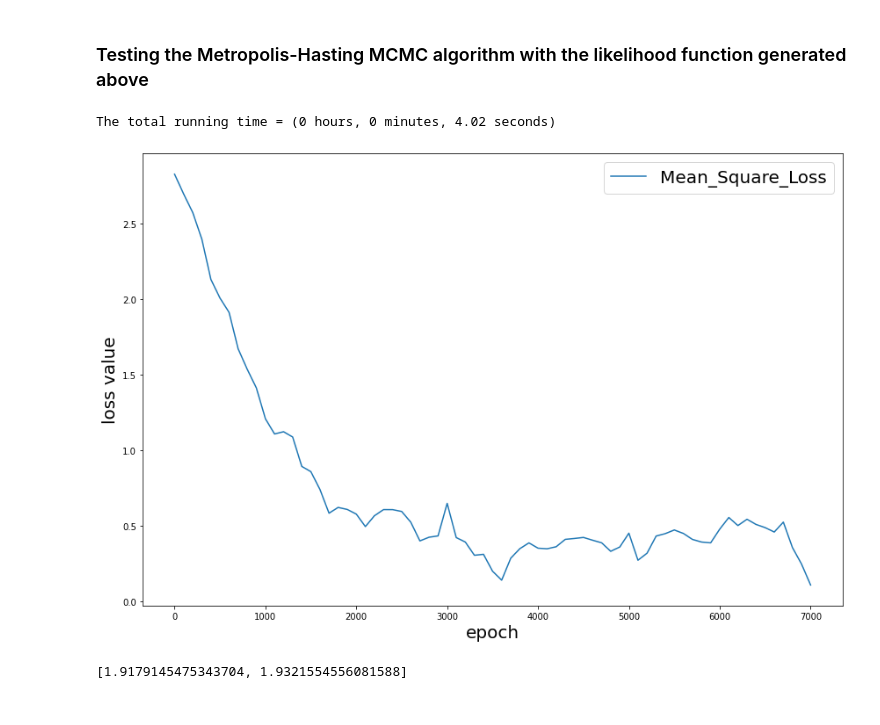
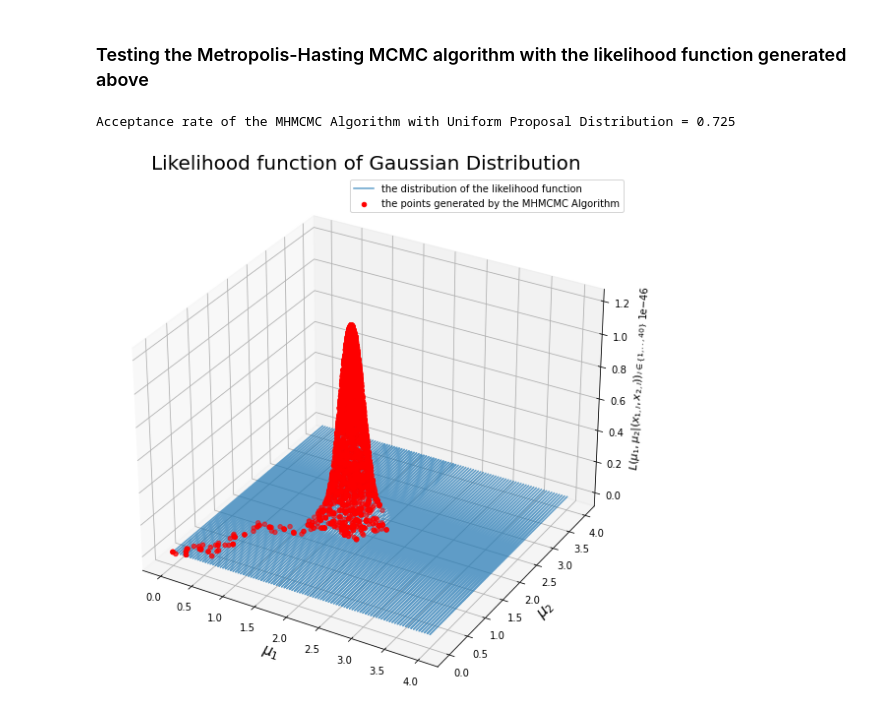
Before and after one commit to pjdunne/MResMCMC2023, a Jupyter notebook: DianZhang_MHMCMC/MHMCpredictAndTest.ipynb, the cells around one changed output. Drawn from its saved outputs; the diff is of its cells as text; code cells hidden in the pictures.

Commit message:
changed some detail of the MHMCMC Algorithm

```diff
--- a/DianZhang_MHMCMC/MHMCpredictAndTest.ipynb
+++ b/DianZhang_MHMCMC/MHMCpredictAndTest.ipynb
@@ -52,21 +52,25 @@ fig.show()
 ### Testing the Metropolis-Hasting MCMC algorithm with the likelihood function generated above
 # %%
 from MHMC_Dian import MHMC
-from ProposalDistributions_Dian import UniformProposalDistribution
-
-q = UniformProposalDistribution(0.014, Dim=2)
+from ProposalDistributions_Dian import UniformProposalDistribution, GausianProposalDistribution
+q = UniformProposalDistribution(radius=0.14, Dim=2)
 MetropolisHasting = MHMC(rho=Likeli.L)
-MetropolisHasting.PredictAndTest(
-    qProb=q.qProb,
-    qSamp=q.qSample,
-    theta0=[0,0],
-    testFreq=100,
-    epoch=7000,
-    thetaTrue=[2,2],
-    runningTime=True
-)
+Theta, accpetanceRate = MetropolisHasting.generate(theta0=[0,0], qProb=q.qProb, qSamp=q.qSample, steps=3000, OutputAcceptanceRate = True)
-# %% [output]
-The total running time = (0 hours, 0 minutes, 4.02 seconds)
-[figure, removed]
-[1.9179145475343704, 1.9321554556081588]
+# %%
+print(f"Acceptance rate of the MHMCMC Algorithm with Uniform Proposal Distribution = {accpetanceRate:.3f}")
+
+fig = plt.figure(figsize=(8, 8), facecolor="white")
+Gau = fig.add_subplot(projection="3d")
+Gau.plot(x, y, z, alpha=0.7, label="the distribution of the likelihood function")
+Gau.scatter([theta[0] for theta in Theta], [theta[1] for theta in Theta], [Likeli.L(theta) for theta in Theta], color="red", label="the points generated by the MHMCMC Algorithm")
+Gau.legend()
+Gau.set_xlabel("$\mu_1$", fontsize=15)
+Gau.set_ylabel("$\mu_2$", fontsize=15)
+Gau.set_zlabel("$L(\mu_1, \mu_2| {(x_{1,i}, x_{2,i})})_{i \in \{1,..,40\}}$", fontsize=11)
+Gau.set_title("Likelihood function of Gaussian Distribution", fontsize=20)
+fig.tight_layout()
+fig.show()
+# %% [output]
+Acceptance rate of the MHMCMC Algorithm with Uniform Proposal Distribution = 0.725
+[figure, added]
 # %%
```
Also changed, not shown: parts of 4 cells of this notebook, 3 other files.
